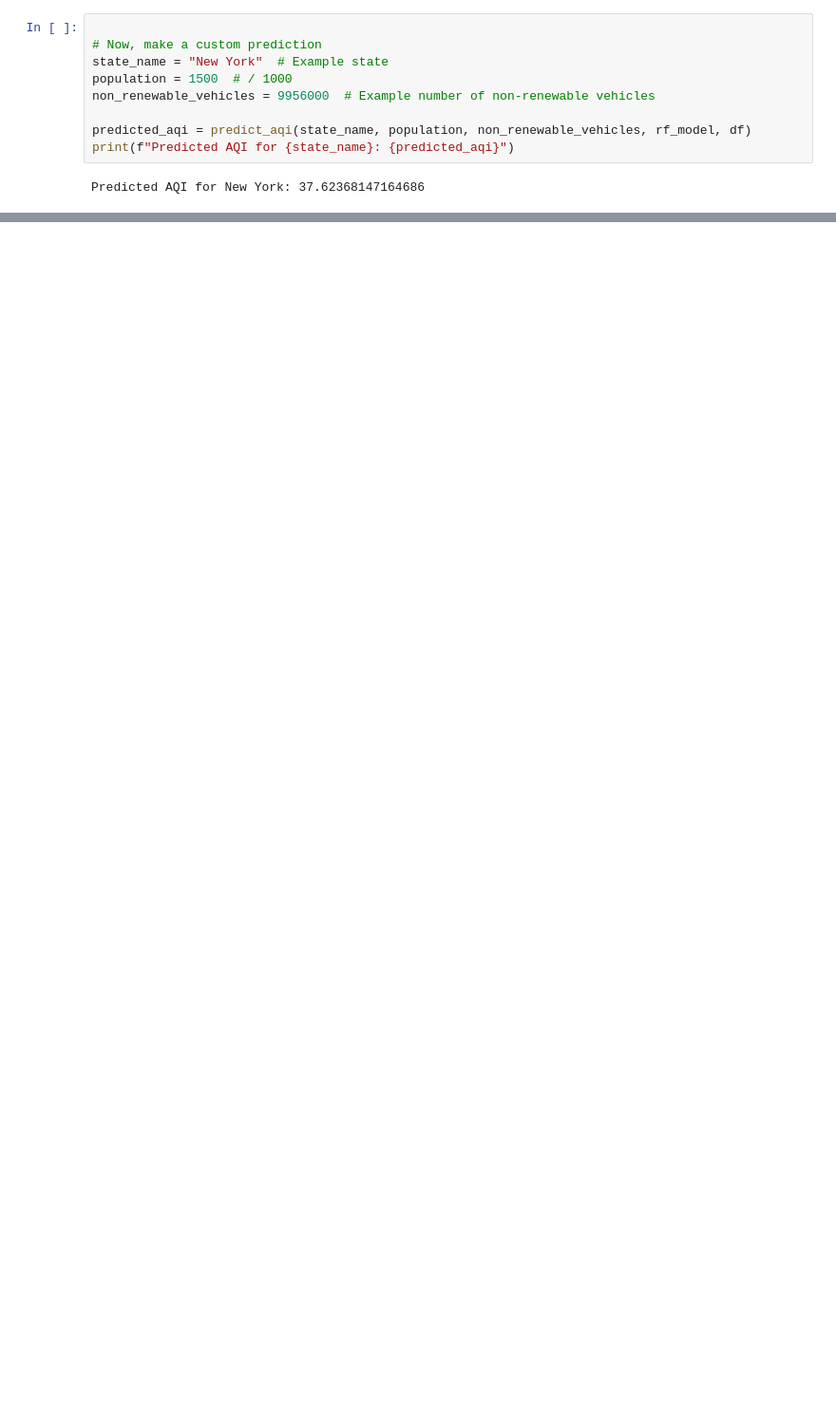
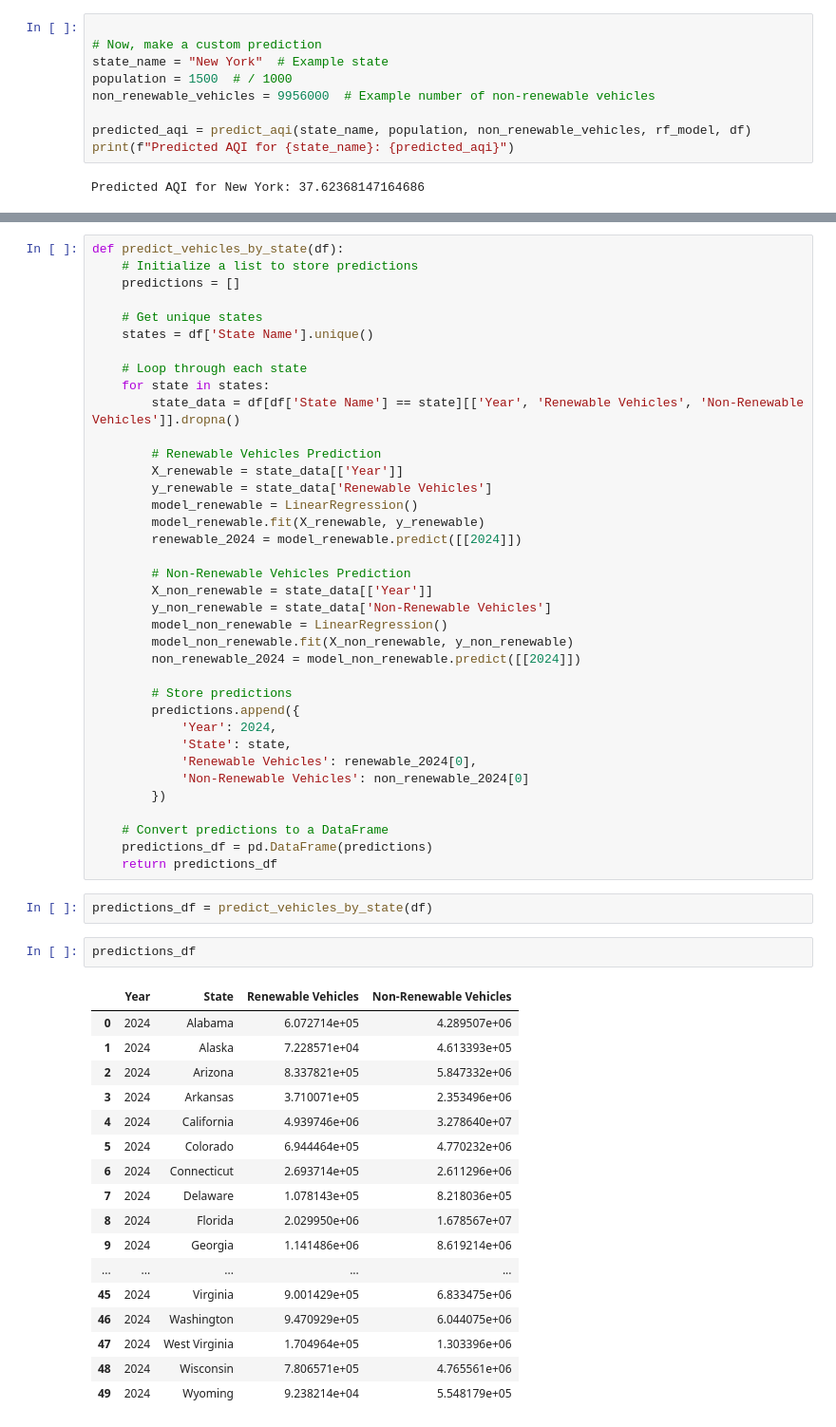
Before and after one commit to Rahib-Khan/Air_Quality_Predictor, a Jupyter notebook: src/data-model.ipynb, the cells around one changed output, grey strips where cells are left out. Shown at 95% size. Cells and saved outputs as stored; diff of their text form; blank space fills up the shorter version.

```diff
--- a/src/data-model.ipynb
+++ b/src/data-model.ipynb
@@ -268,0 +291,59 @@ Predicted AQI for New York: 37.62368147164686
+# %%
+def predict_vehicles_by_state(df):
+    # Initialize a list to store predictions
+    predictions = []
+
+    # Get unique states
+    states = df['State Name'].unique()
+
+    # Loop through each state
+    for state in states:
+        state_data = df[df['State Name'] == state][['Year', 'Renewable Vehicles', 'Non-Renewable Vehicles']].dropna()
+
+        # Renewable Vehicles Prediction
+        X_renewable = state_data[['Year']]
+        y_renewable = state_data['Renewable Vehicles']
+        model_renewable = LinearRegression()
+        model_renewable.fit(X_renewable, y_renewable)
+        renewable_2024 = model_renewable.predict([[2024]])
+
+        # Non-Renewable Vehicles Prediction
+        X_non_renewable = state_data[['Year']]
+        y_non_renewable = state_data['Non-Renewable Vehicles']
+        model_non_renewable = LinearRegression()
+        model_non_renewable.fit(X_non_renewable, y_non_renewable)
+        non_renewable_2024 = model_non_renewable.predict([[2024]])
+
+        # Store predictions
+        predictions.append({
+            'Year': 2024,
+            'State': state,
+            'Renewable Vehicles': renewable_2024[0],
+            'Non-Renewable Vehicles': non_renewable_2024[0]
+        })
+
+    # Convert predictions to a DataFrame
+    predictions_df = pd.DataFrame(predictions)
+    return predictions_df
+# %%
+predictions_df = predict_vehicles_by_state(df)
+# %%
+predictions_df
+# %% [output]
+|  | Year | State | Renewable Vehicles | Non-Renewable Vehicles |
+| 0 | 2024 | Alabama | 6.072714e+05 | 4.289507e+06 |
+| 1 | 2024 | Alaska | 7.228571e+04 | 4.613393e+05 |
+| 2 | 2024 | Arizona | 8.337821e+05 | 5.847332e+06 |
+| 3 | 2024 | Arkansas | 3.710071e+05 | 2.353496e+06 |
+| 4 | 2024 | California | 4.939746e+06 | 3.278640e+07 |
+| 5 | 2024 | Colorado | 6.944464e+05 | 4.770232e+06 |
+| 6 | 2024 | Connecticut | 2.693714e+05 | 2.611296e+06 |
+| 7 | 2024 | Delaware | 1.078143e+05 | 8.218036e+05 |
+| 8 | 2024 | Florida | 2.029950e+06 | 1.678567e+07 |
+| 9 | 2024 | Georgia | 1.141486e+06 | 8.619214e+06 |
+| ... | ... | ... | ... | ... |
+| 45 | 2024 | Virginia | 9.001429e+05 | 6.833475e+06 |
+| 46 | 2024 | Washington | 9.470929e+05 | 6.044075e+06 |
+| 47 | 2024 | West Virginia | 1.704964e+05 | 1.303396e+06 |
+| 48 | 2024 | Wisconsin | 7.806571e+05 | 4.765561e+06 |
+| 49 | 2024 | Wyoming | 9.238214e+04 | 5.548179e+05 |
```
Also changed, not shown: parts of 5 cells of this notebook, 5 other files.
